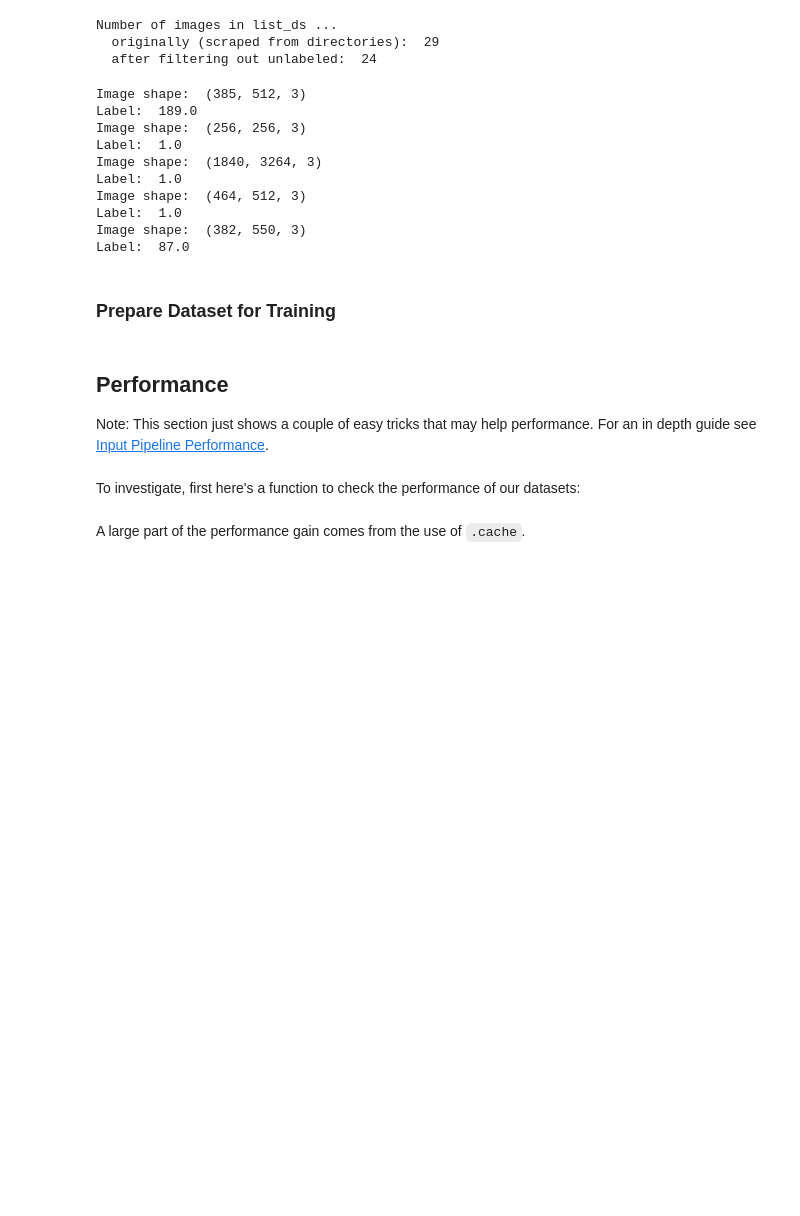
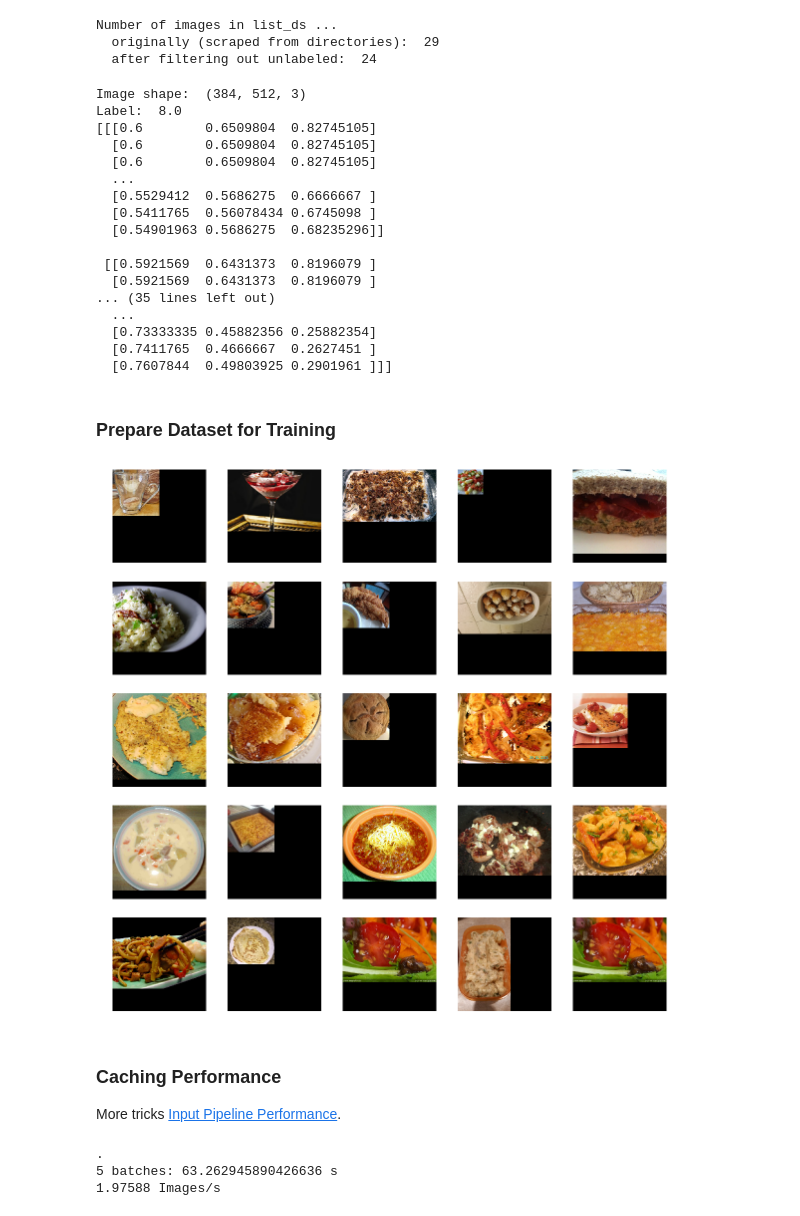
Before and after one commit to josdo/chow, a Jupyter notebook: trainer/util_tester.ipynb, the cells around one changed output. Saved outputs shown, nothing was run; the diff lists cells and outputs as text; code cells hidden in the pictures; blank space fills up the shorter version.

Commit message:
Add padded batching, max dim resize, caching, and others to dataset prep pipeline

```diff
--- a/trainer/util_tester.ipynb
+++ b/trainer/util_tester.ipynb
@@ -127,20 +125,28 @@ Number of images in list_ds ...
 # Enable multiple images to process in parallel
 labeled_ds = list_ds.map(lambda x: util.process_path(x, table), num_parallel_calls=AUTOTUNE)
 # %%
-for image, label in labeled_ds.take(5):
+for image, label in labeled_ds.take(1):
     print("Image shape: ", image.numpy().shape)
     print("Label: ", label.numpy())
+    print(image.numpy())
 # %% [output]
-Image shape:  (385, 512, 3)
-Label:  189.0
-Image shape:  (256, 256, 3)
-Label:  1.0
-Image shape:  (1840, 3264, 3)
-Label:  1.0
-Image shape:  (464, 512, 3)
-Label:  1.0
-Image shape:  (382, 550, 3)
-Label:  87.0
+Image shape:  (384, 512, 3)
+Label:  8.0
+[[[0.6        0.6509804  0.82745105]
+  [0.6        0.6509804  0.82745105]
+  [0.6        0.6509804  0.82745105]
+  ...
+  [0.5529412  0.5686275  0.6666667 ]
+  [0.5411765  0.56078434 0.6745098 ]
+  [0.54901963 0.5686275  0.68235296]]
+
+ [[0.5921569  0.6431373  0.8196079 ]
+  [0.5921569  0.6431373  0.8196079 ]
+... (35 lines left out)
+  ...
+  [0.73333335 0.45882356 0.25882354]
+  [0.7411765  0.4666667  0.2627451 ]
+  [0.7607844  0.49803925 0.2901961 ]]]
 # %% [markdown]
 ### Prepare Dataset for Training
 # %%
@@ -177,9 +170,22 @@ show_batch(image_batch.numpy(), label_batch.numpy())
+# %%
+# Inspect batch images, especially for padding results
+image_batch, label_batch = next(iter(train_ds))
+
+def show_batch(image_batch, label_batch):
+    plt.figure(figsize=(20,20))
+    for n in range(25):
+        ax = plt.subplot(5,5,n+1)
+        plt.imshow(image_batch[n])
+        # TODO: create get_label_names function for category + ingredients
+        # plt.title(CLASS_NAMES[label_batch[n]==1][0].title())
+        plt.axis('off')
+
+show_batch(image_batch.numpy(), label_batch.numpy())
+# %% [output]
+[figure, added]
 # %% [markdown]
-## Performance
-
-Note: This section just shows a couple of easy tricks that may help performance. For an in depth guide see [Input Pipeline Performance](../../guide/performance/datasets).
+### Caching Performance
+More tricks [Input Pipeline Performance](../../guide/performance/datasets).
-# %% [markdown]
-To investigate, first here's a function to check the performance of our datasets:
 # %%
 import time
 default_timeit_steps = 1000
@@ -197,8 +203,10 @@ def timeit(ds, steps=default_timeit_steps):
   duration = end-start
   print("{} batches: {} s".format(steps, duration))
   print("{:0.5f} Images/s".format(BATCH_SIZE*steps/duration))
-# %% [markdown]
-A large part of the performance gain comes from the use of `.cache`.
 # %%
 uncached_ds = prepare_for_training(labeled_ds, cache=False)
-timeit(uncached_ds)
+timeit(uncached_ds, steps=5)
+# %% [output]
+.
+5 batches: 63.262945890426636 s
+1.97588 Images/s
```
Also changed, not shown: parts of 10 cells of this notebook, 1 other file.
